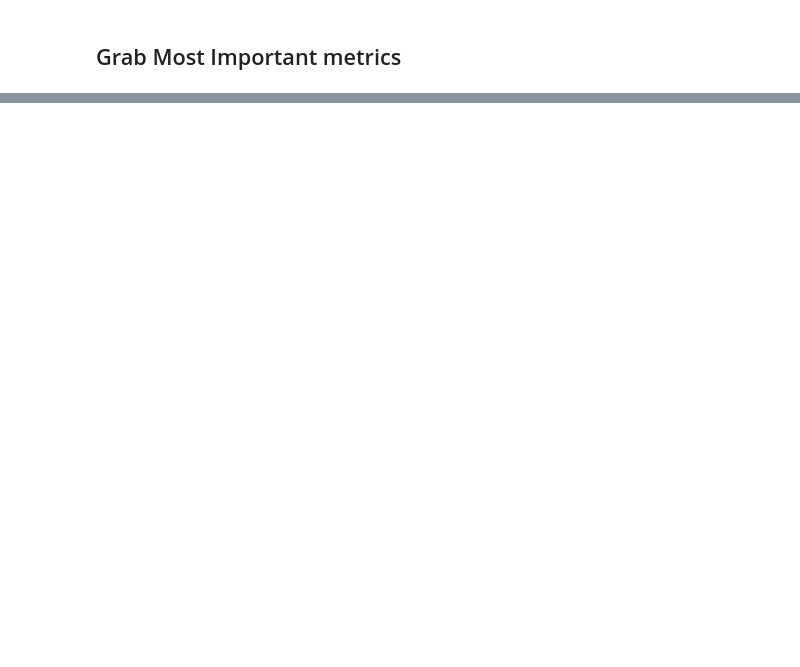
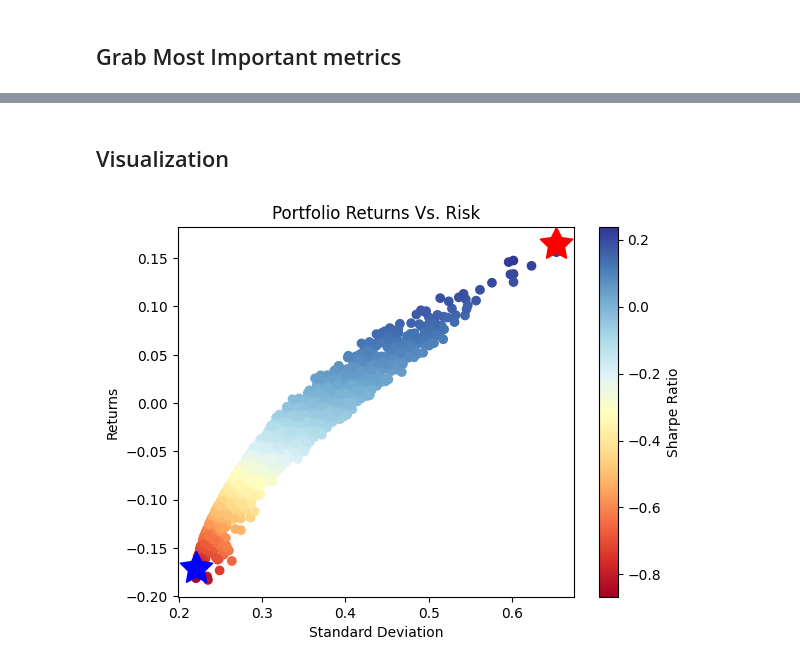
Before and after one commit to DanielPopoola/Portfolio-optimization, a Jupyter notebook: portfolio-optim.ipynb, the cells around one changed output, grey strips where cells are left out. Saved outputs shown, nothing was run; the diff lists cells and outputs as text; code cells hidden in the pictures; blank space fills up the shorter version.

Commit message:
visualized returns vs risk

```diff
--- a/portfolio-optim.ipynb
+++ b/portfolio-optim.ipynb
@@ -210 +210,44 @@ Name: 1934, dtype: object
 --------------------------------------------------------------------------------
+# %% [markdown]
+## Visualization
+# %%
+%matplotlib inline
+import warnings
+warnings.filterwarnings("ignore")
+
+# Plot the data on a Scatter plot.
+plt.scatter(
+    y=simulations_df['Returns'],
+    x=simulations_df['Volatility'],
+    c=simulations_df['Sharpe Ratio'],
+    cmap='RdYlBu'
+)
+
+# Give the Plot some labels, and titles.
+plt.title('Portfolio Returns Vs. Risk')
+plt.colorbar(label='Sharpe Ratio')
+plt.xlabel('Standard Deviation')
+plt.ylabel('Returns')
+
+# Plot the Max Sharpe Ratio, using a `Red Star`.
+plt.scatter(
+    max_sharpe_ratio[1],
+    max_sharpe_ratio[0],
+    marker=(5, 1, 0),
+    color='r',
+    s=600
+)
+
+# Plot the Min Volatility, using a `Blue Star`.
+plt.scatter(
+    min_volatility[1],
+    min_volatility[0],
+    marker=(5, 1, 0),
+    color='b',
+    s=600
+)
+
+# Finally, show the plot.
+plt.show()
+# %% [output]
+[figure, added]
```
Also changed, not shown: parts of 3 cells of this notebook.
